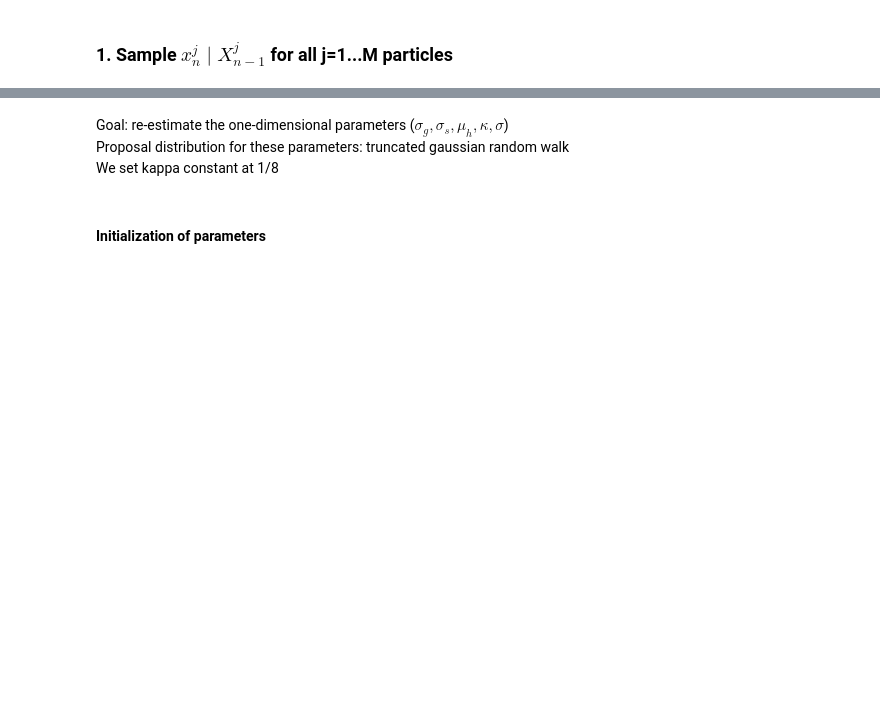
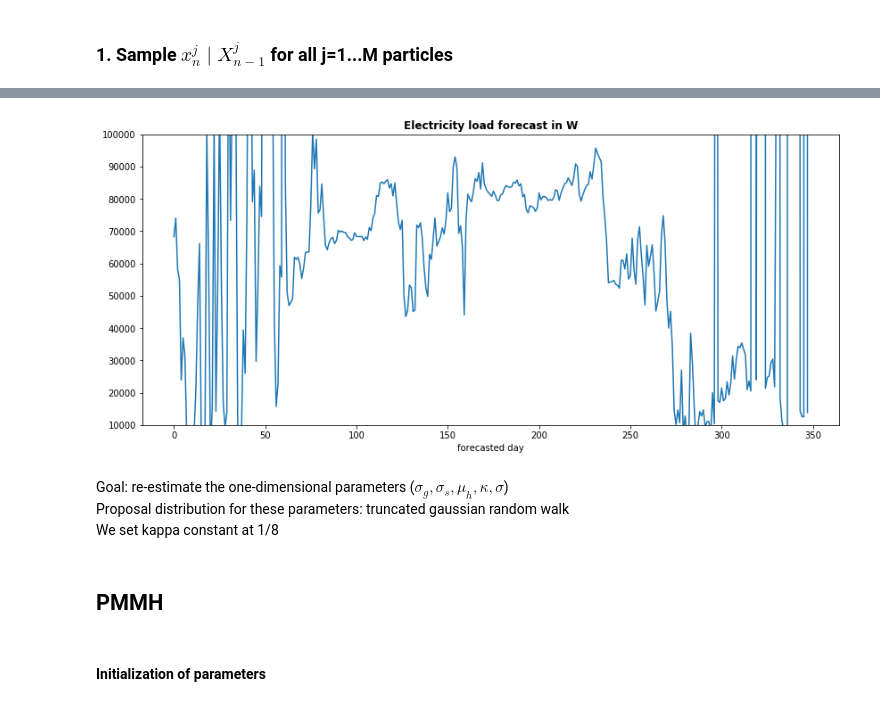
Before and after one commit to zakaryaxali/smc_electricity_forecast, a Jupyter notebook: Markov_code_AG_V11.ipynb, the cells around one changed output, grey strips where cells are left out. Cells and saved outputs as stored; diff of their text form; code cells hidden in the pictures; blank space fills up the shorter version.

Commit message:
PMMH ready to run

```diff
--- a/Markov_code_AG_V11.ipynb
+++ b/Markov_code_AG_V11.ipynb
@@ -567,7 +493,18 @@ array([  68205.0413849 ,  152416.89238443,  184685.95287037,
+# %%
+fig=plt.figure(figsize=(14,6))
+plt.plot(range(n_pred-1),mean_x_pred[:n_pred-1])
+plt.xlabel('forecasted day')
+plt.ylim(10**4,10**5)
+plt.title("Electricity load forecast in W",fontweight='bold')
+plt.show()
+# %% [output]
+[figure, added]
 # %% [markdown]
 Goal: re-estimate the one-dimensional parameters ($\sigma_g,\sigma_s,\mu_h,\kappa,\sigma$)<br>
 Proposal distribution for these parameters: truncated gaussian random walk<br>
 We set kappa constant at 1/8
+# %% [markdown]
+## PMMH
 # %% [markdown]
 #### Initialization of parameters
 # %%
```
Also changed, not shown: parts of 36 cells of this notebook.
